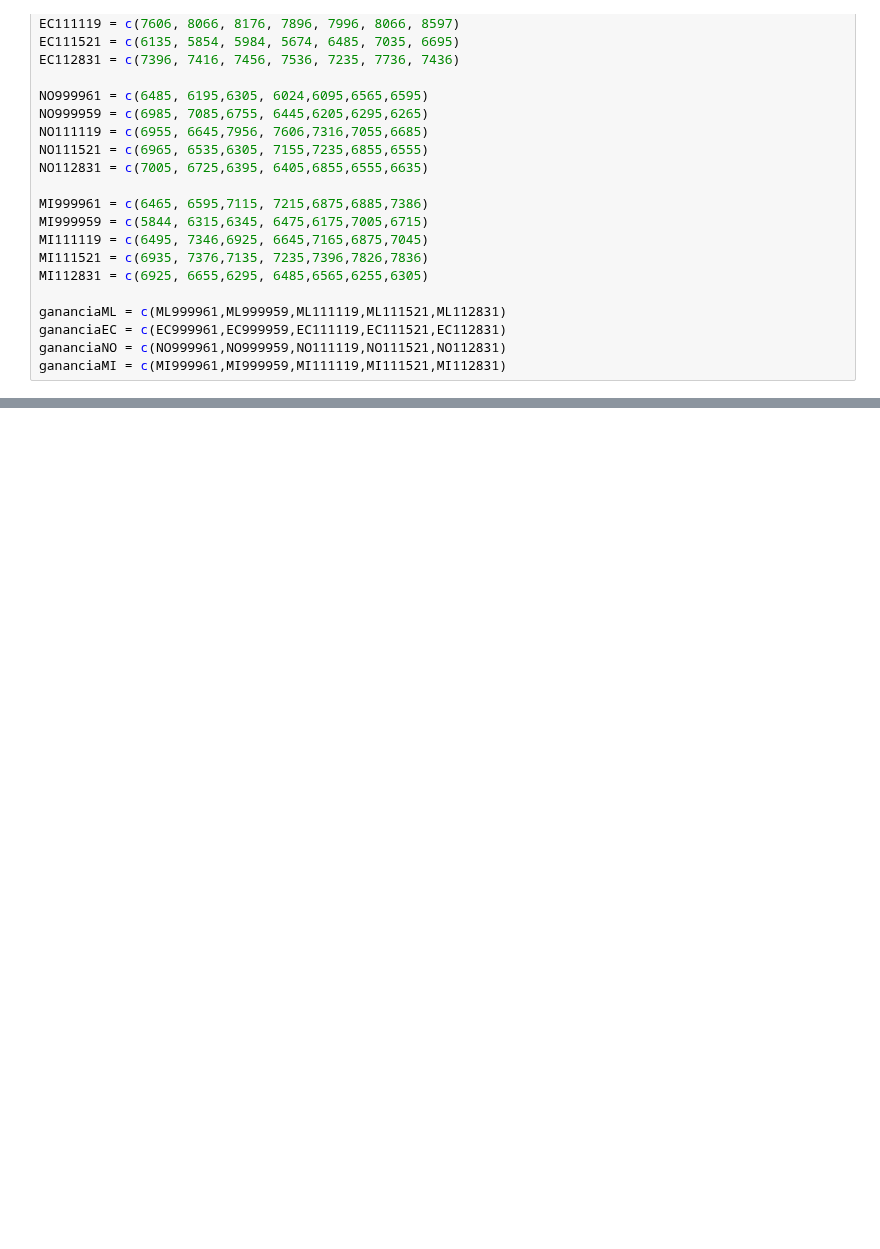
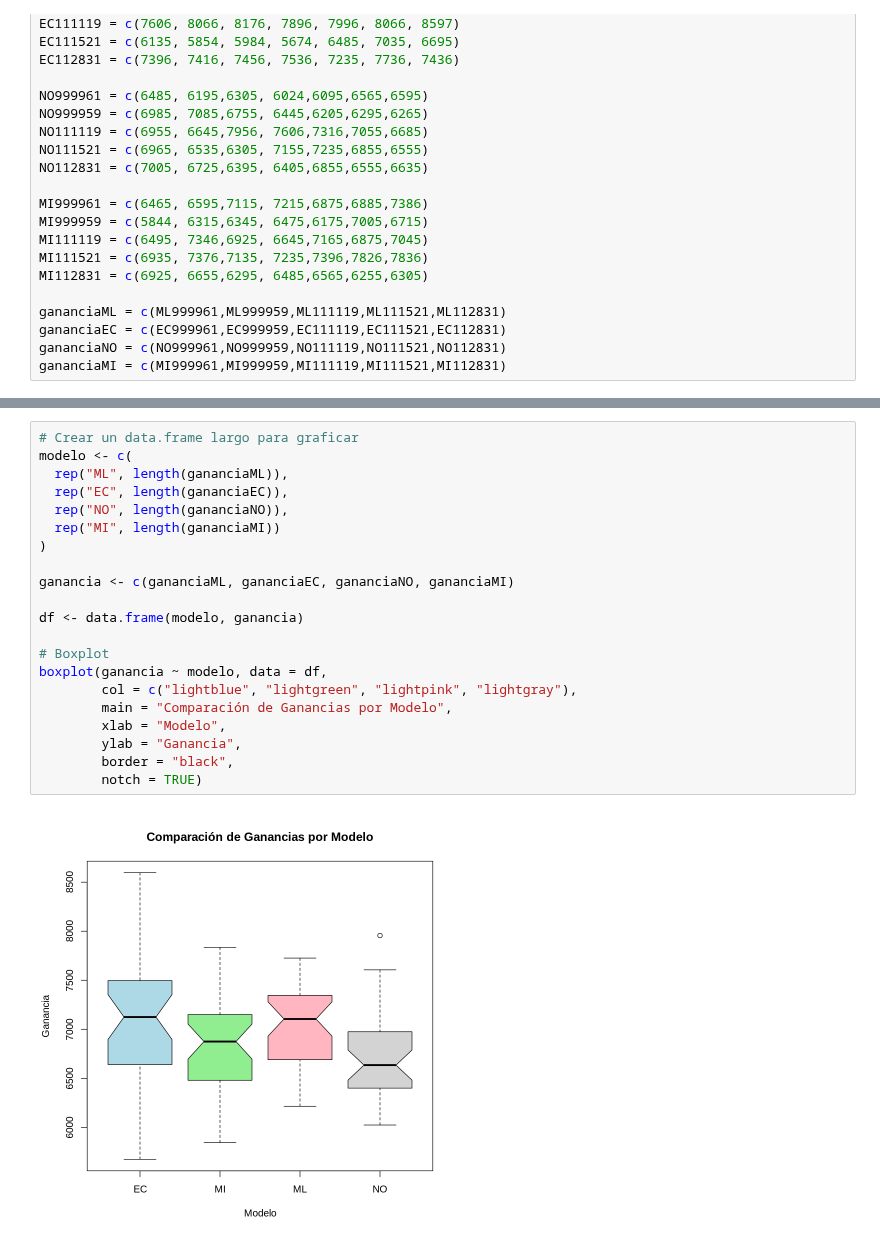
Before and after one commit to patriciasandagorda/labo2025v, a Jupyter notebook: src/workflows/ComparandoGanancias_experimentoCA.ipynb, the cells around one changed output, grey strips where cells are left out. Drawn from its saved outputs; the diff is of its cells as text; blank space fills up the shorter version.

```diff
--- a/src/workflows/ComparandoGanancias_experimentoCA.ipynb
+++ b/src/workflows/ComparandoGanancias_experimentoCA.ipynb
@@ -1198,0 +197,23 @@ format(Sys.time(), "%a %b %d %X %Y")
+# %%
+# Crear un data.frame largo para graficar
+modelo <- c(
+  rep("ML", length(gananciaML)),
+  rep("EC", length(gananciaEC)),
+  rep("NO", length(gananciaNO)),
+  rep("MI", length(gananciaMI))
+)
+
+ganancia <- c(gananciaML, gananciaEC, gananciaNO, gananciaMI)
+
+df <- data.frame(modelo, ganancia)
+
+# Boxplot
+boxplot(ganancia ~ modelo, data = df,
+        col = c("lightblue", "lightgreen", "lightpink", "lightgray"),
+        main = "Comparación de Ganancias por Modelo",
+        xlab = "Modelo",
+        ylab = "Ganancia",
+        border = "black",
+        notch = TRUE)
+# %% [output]
+[figure, added]
```
Also changed, not shown: parts of 113 cells of this notebook.
